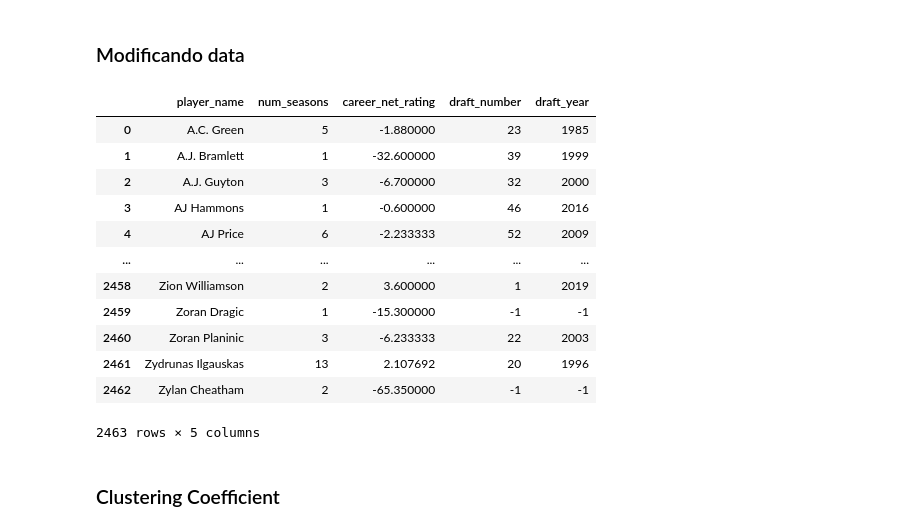
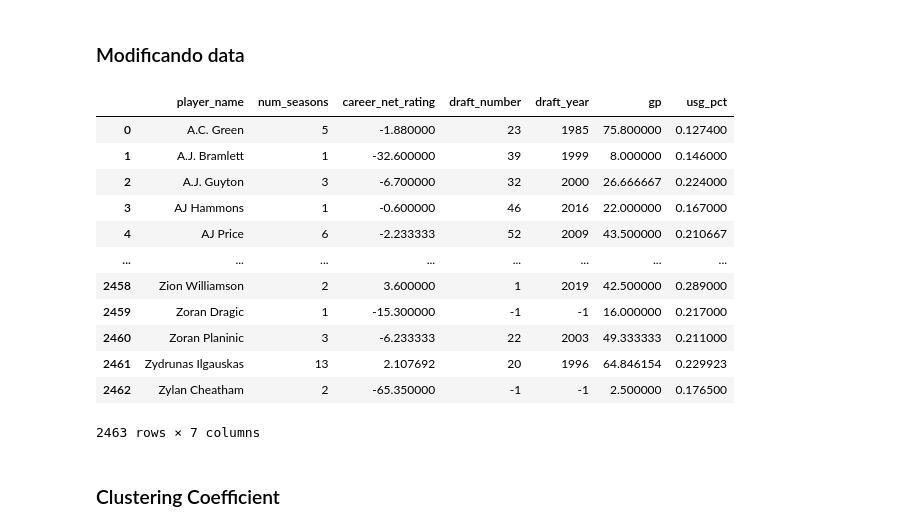
Before and after one commit to gabri190/Redesoc-Projetos-Aps, a Jupyter notebook: notebooks/Projeto/Projeto_Redes.ipynb, the cells around one changed output. Saved outputs shown, nothing was run; the diff lists cells and outputs as text; code cells hidden in the pictures.

```diff
--- a/notebooks/Projeto/Projeto_Redes.ipynb
+++ b/notebooks/Projeto/Projeto_Redes.ipynb
@@ -177,31 +176,30 @@ r.edge_default(color=0x000000, width=1, curve1=0, curve2=0)
 ### Modificando data
 # %%
 #fazer esse dataframe anterior em menos passos
-df_career = df.groupby('player_name').agg({'season': 'nunique', 'net_rating': 'mean', 'draft_number': 'max', 'draft_year':'unique'}).reset_index()
+df_career = df.groupby('player_name').agg({'season': 'nunique', 'net_rating': 'mean', 'draft_number': 'max', 'draft_year':'unique','gp':'mean','usg_pct':'mean'}).reset_index()
 df_career = df_career.rename(columns={'season': 'num_seasons', 'net_rating': 'career_net_rating'})
 
 #replace dos valores de draft_number para inteiros e "undrafetd" para -1
 df_career['draft_number'] = df_career['draft_number'].replace('Undrafted', -1).astype(int)
 df_career['draft_year'] = df_career['draft_year'].apply(lambda x: x[0])
 df_career['draft_year'] = df_career['draft_year'].replace('Undrafted', -1).astype(int)
 
-#criar um novo dataframe com os draftados depois de 1990
-# df_career = df_career[df_career['draft_year'] >= 1993]
+#dataframe refatorado
 df_career
 # %% [output]
-|  | player_name | num_seasons | career_net_rating | draft_number | draft_year |
-| 0 | A.C. Green | 5 | -1.880000 | 23 | 1985 |
-| 1 | A.J. Bramlett | 1 | -32.600000 | 39 | 1999 |
-| 2 | A.J. Guyton | 3 | -6.700000 | 32 | 2000 |
-| 3 | AJ Hammons | 1 | -0.600000 | 46 | 2016 |
-| 4 | AJ Price | 6 | -2.233333 | 52 | 2009 |
-| ... | ... | ... | ... | ... | ... |
-| 2458 | Zion Williamson | 2 | 3.600000 | 1 | 2019 |
-| 2459 | Zoran Dragic | 1 | -15.300000 | -1 | -1 |
-| 2460 | Zoran Planinic | 3 | -6.233333 | 22 | 2003 |
-| 2461 | Zydrunas Ilgauskas | 13 | 2.107692 | 20 | 1996 |
-| 2462 | Zylan Cheatham | 2 | -65.350000 | -1 | -1 |
+|  | player_name | num_seasons | career_net_rating | draft_number | draft_year | gp | usg_pct |
+| 0 | A.C. Green | 5 | -1.880000 | 23 | 1985 | 75.800000 | 0.127400 |
+| 1 | A.J. Bramlett | 1 | -32.600000 | 39 | 1999 | 8.000000 | 0.146000 |
+| 2 | A.J. Guyton | 3 | -6.700000 | 32 | 2000 | 26.666667 | 0.224000 |
+| 3 | AJ Hammons | 1 | -0.600000 | 46 | 2016 | 22.000000 | 0.167000 |
+| 4 | AJ Price | 6 | -2.233333 | 52 | 2009 | 43.500000 | 0.210667 |
+| ... | ... | ... | ... | ... | ... | ... | ... |
+| 2458 | Zion Williamson | 2 | 3.600000 | 1 | 2019 | 42.500000 | 0.289000 |
+| 2459 | Zoran Dragic | 1 | -15.300000 | -1 | -1 | 16.000000 | 0.217000 |
+| 2460 | Zoran Planinic | 3 | -6.233333 | 22 | 2003 | 49.333333 | 0.211000 |
+| 2461 | Zydrunas Ilgauskas | 13 | 2.107692 | 20 | 1996 | 64.846154 | 0.229923 |
+| 2462 | Zylan Cheatham | 2 | -65.350000 | -1 | -1 | 2.500000 | 0.176500 |
-2463 rows × 5 columns
+2463 rows × 7 columns
 # %% [markdown]
 ### Clustering Coefficient
 # %%
```
Also changed, not shown: parts of 3 cells of this notebook.
